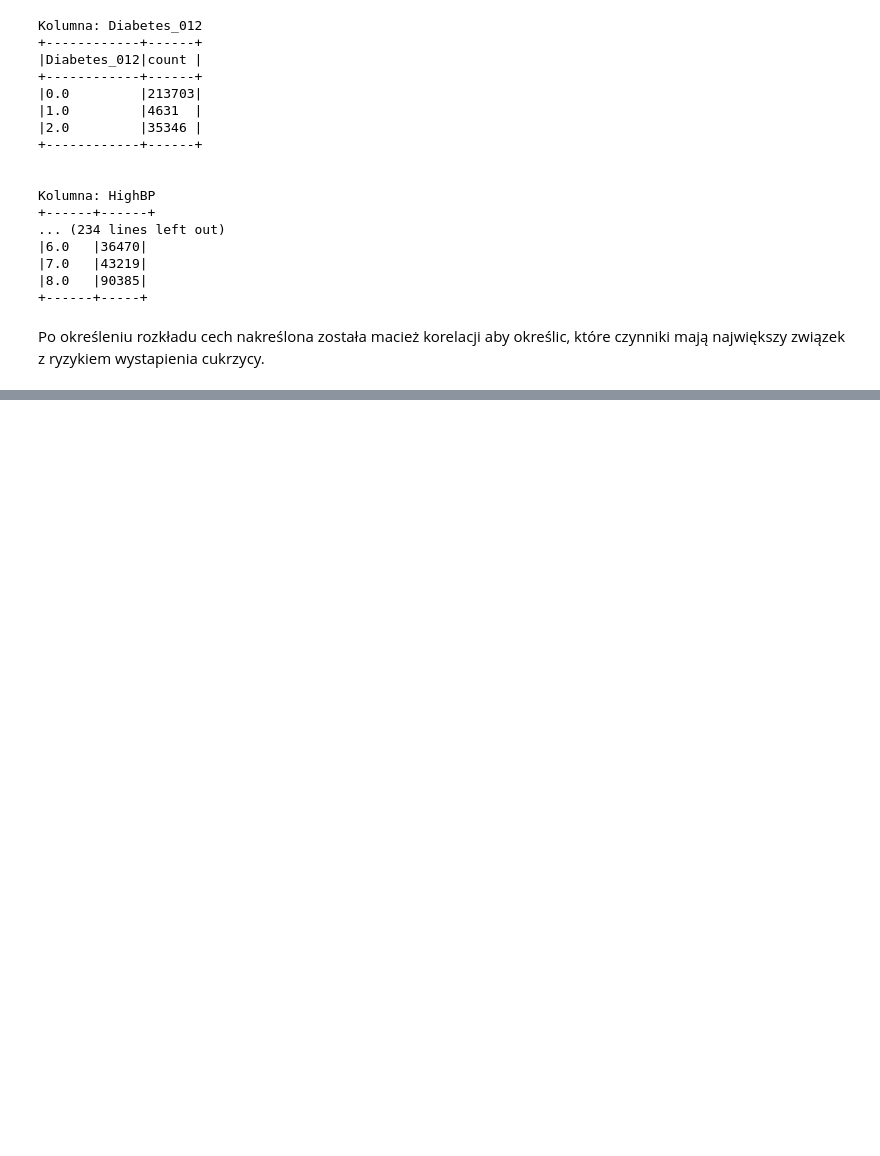
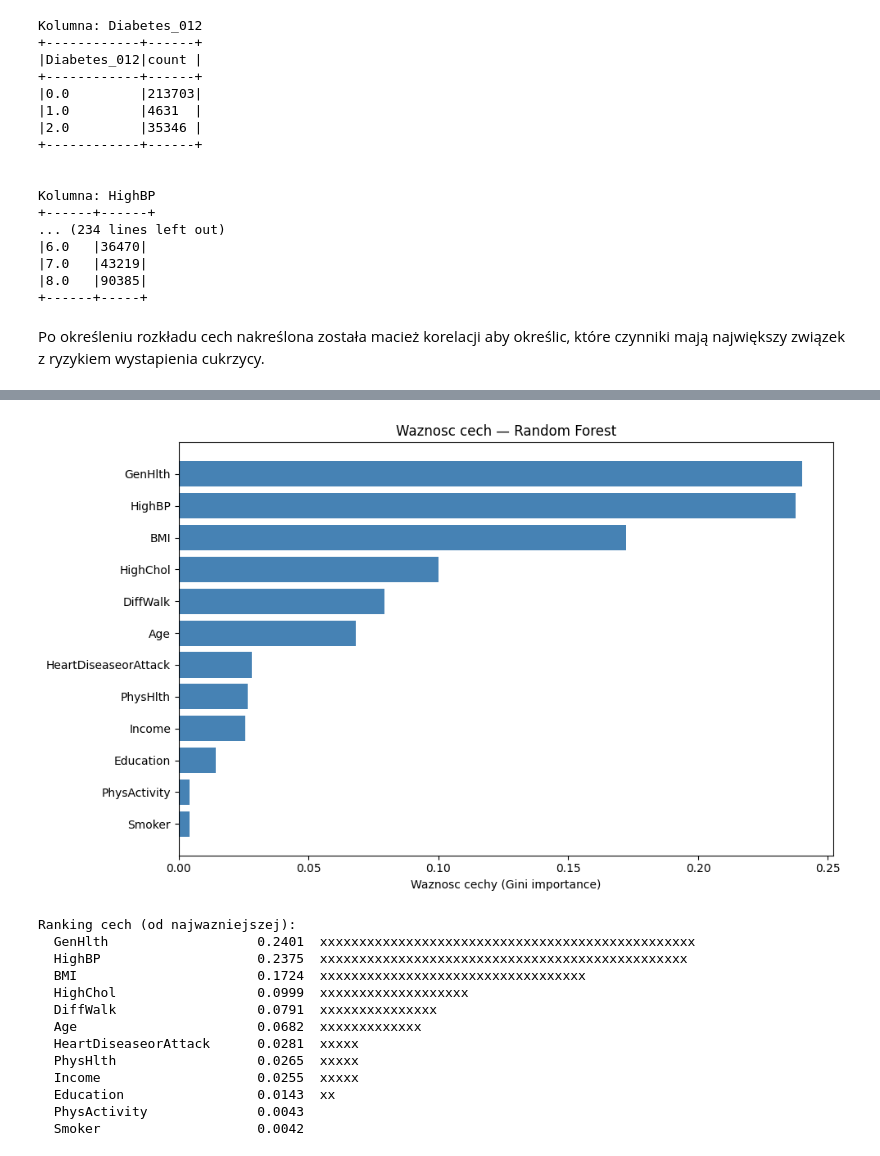
Before and after one commit to ImJaca/diabetes-analysis, a Jupyter notebook: analisys.ipynb, the cells around one changed output, grey strips where cells are left out. Cells and saved outputs as stored; diff of their text form; code cells hidden in the pictures; blank space fills up the shorter version.

```diff
--- a/analisys.ipynb
+++ b/analisys.ipynb
@@ -217,0 +384,22 @@ Text(0.5, 1.0, 'Macierz korelacji wszystkich cech')
+# %%
+from pyspark.ml.classification import RandomForestClassifier
+
+rf = RandomForestClassifier(featuresCol="features", labelCol="label",
+                            numTrees=100, maxDepth=10, seed=42)
+
+pipeline_rf = Pipeline(stages=[assembler, scaler, rf])
+model_rf = pipeline_rf.fit(train_df)
+pred_rf = model_rf.transform(test_df)
+
+auc_rf  = eval_binary.evaluate(pred_rf, {eval_binary.metricName: "areaUnderROC"})
+acc_rf  = eval_multi.evaluate(pred_rf,  {eval_multi.metricName: "accuracy"})
+f1_rf   = eval_multi.evaluate(pred_rf,  {eval_multi.metricName: "f1"})
+prec_rf = eval_multi.evaluate(pred_rf,  {eval_multi.metricName: "weightedPrecision"})
+rec_rf  = eval_multi.evaluate(pred_rf,  {eval_multi.metricName: "weightedRecall"})
+
+print("=== Random Forest ===")
+print(f"  AUC-ROC:   {auc_rf:.4f}")
+print(f"  Accuracy:  {acc_rf:.4f}")
+print(f"  F1-score:  {f1_rf:.4f}")
+print(f"  Precision: {prec_rf:.4f}")
+print(f"  Recall:    {rec_rf:.4f}")
@@ -217,0 +526,35 @@ Text(0.5, 1.0, 'Macierz korelacji wszystkich cech')
+# %%
+rf_model = model_rf.stages[-1]
+importances = rf_model.featureImportances.toArray()
+
+feat_imp_df = pd.DataFrame({
+    "Cecha": FEATURE_COLS,
+    "Waznosc": importances
+}).sort_values("Waznosc", ascending=True)
+
+plt.figure(figsize=(10, 6))
+plt.barh(feat_imp_df["Cecha"], feat_imp_df["Waznosc"], color="steelblue")
+plt.xlabel("Waznosc cechy (Gini importance)")
+plt.title("Waznosc cech — Random Forest")
+plt.tight_layout()
+plt.show()
+
+print("\nRanking cech (od najwazniejszej):")
+for _, row in feat_imp_df.sort_values("Waznosc", ascending=False).iterrows():
+    bar = "x" * int(row["Waznosc"] * 200)
+    print(f'  {row["Cecha"]:<25} {row["Waznosc"]:.4f}  {bar}')
+# %% [output]
+[figure, added]
+Ranking cech (od najwazniejszej):
+  GenHlth                   0.2401  xxxxxxxxxxxxxxxxxxxxxxxxxxxxxxxxxxxxxxxxxxxxxxxx
+  HighBP                    0.2375  xxxxxxxxxxxxxxxxxxxxxxxxxxxxxxxxxxxxxxxxxxxxxxx
+  BMI                       0.1724  xxxxxxxxxxxxxxxxxxxxxxxxxxxxxxxxxx
+  HighChol                  0.0999  xxxxxxxxxxxxxxxxxxx
+  DiffWalk                  0.0791  xxxxxxxxxxxxxxx
+  Age                       0.0682  xxxxxxxxxxxxx
+  HeartDiseaseorAttack      0.0281  xxxxx
+  PhysHlth                  0.0265  xxxxx
+  Income                    0.0255  xxxxx
+  Education                 0.0143  xx
+  PhysActivity              0.0043
+  Smoker                    0.0042
```
Also changed, not shown: parts of 21 cells of this notebook, 1 other file.
